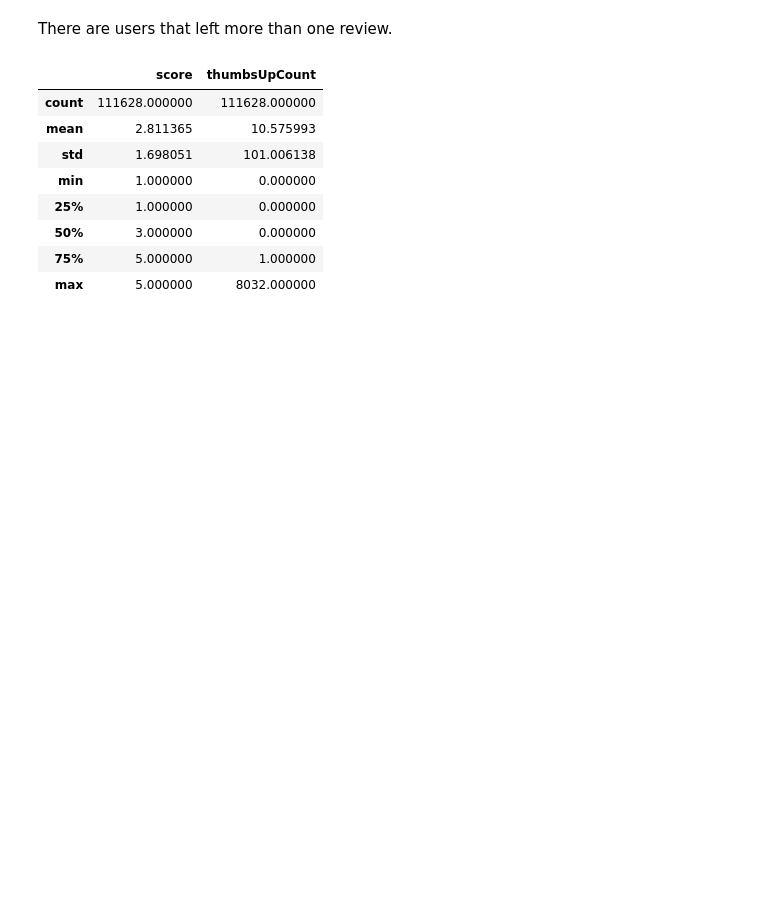
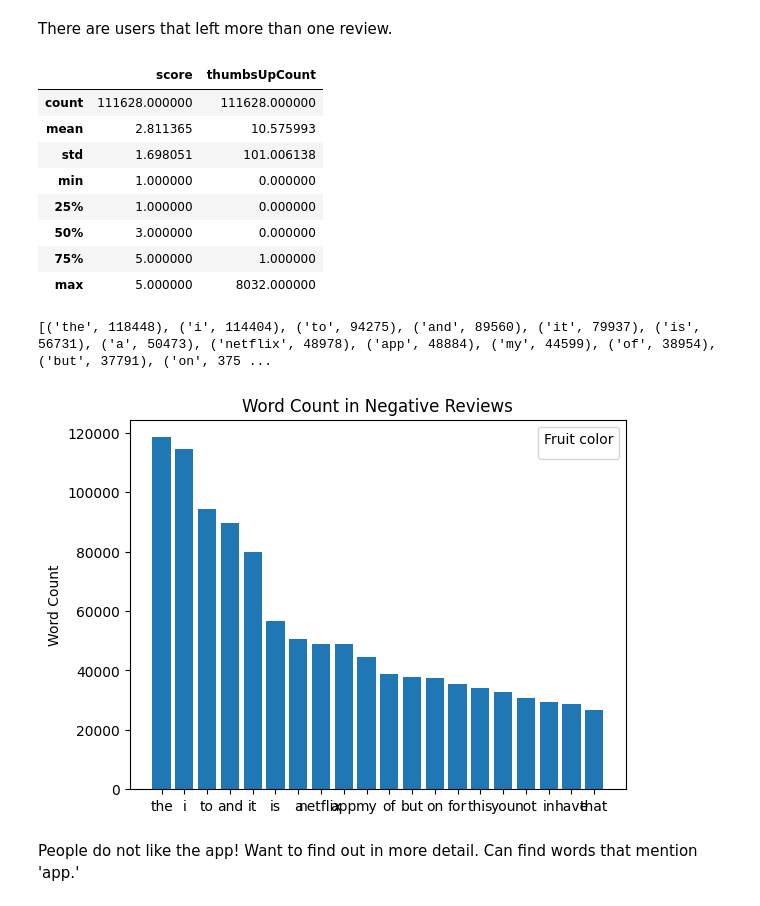
Before and after one commit to kyrajeep/deep_learning, a Jupyter notebook: netflix_reviews.ipynb, the cells around one changed output. Saved outputs shown, nothing was run; the diff lists cells and outputs as text; code cells hidden in the pictures; blank space fills up the shorter version.

```diff
--- a/netflix_reviews.ipynb
+++ b/netflix_reviews.ipynb
@@ -135,4 +135,6 @@ word_counts = Counter(all_words)
 most_common_words = word_counts.most_common(20)
 
 # Print the most common words
-#print(most_common_words)
+print(most_common_words)
+# %% [output]
+[('the', 118448), ('i', 114404), ('to', 94275), ('and', 89560), ('it', 79937), ('is', 56731), ('a', 50473), ('netflix', 48978), ('app', 48884), ('my', 44599), ('of', 38954), ('but', 37791), ('on', 375 ...
@@ -140,0 +141,20 @@ most_common_words = word_counts.most_common(20)
+# %%
+# visualization
+fig, ax = plt.subplots()
+
+common_words = [i[0] for i in most_common_words]
+count = [j[1] for j in most_common_words]
+#bar_labels = ['red', 'blue', '_red', 'orange']
+#bar_colors = ['tab:red', 'tab:blue', 'tab:red', 'tab:orange']
+
+ax.bar(common_words, count) # label=bar_labels, color=bar_colors)
+
+ax.set_ylabel('Word Count')
+ax.set_title('Word Count in Negative Reviews')
+ax.legend(title='Fruit color')
+
+plt.show()
+# %% [output]
+[figure, added]
+# %% [markdown]
+People do not like the app! Want to find out in more detail. Can find words that mention 'app.'
```
Also changed, not shown: parts of 3 cells of this notebook.
